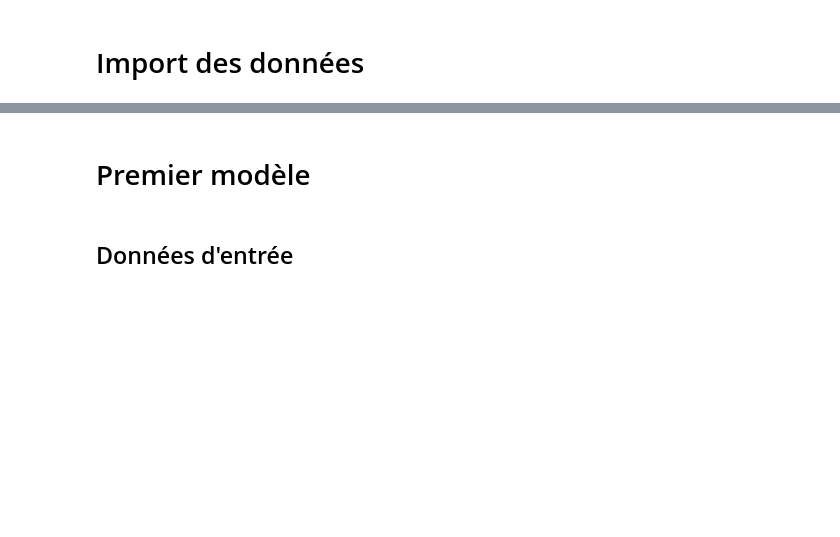
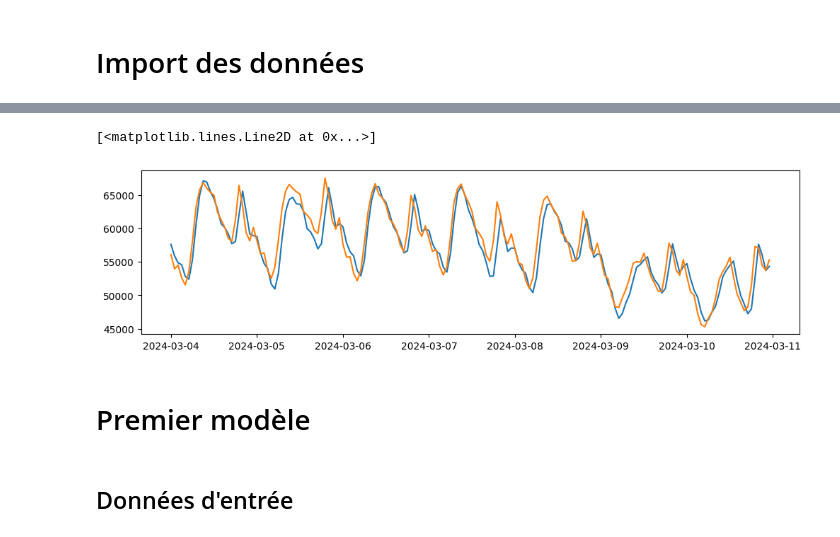
Before and after one commit to Alx-Lebeau/Cours-EcoElec, a Jupyter notebook: equilibre_court_terme.ipynb, the cells around one changed output, grey strips where cells are left out. Cells and saved outputs as stored; diff of their text form; code cells hidden in the pictures; blank space fills up the shorter version.

```diff
--- a/equilibre_court_terme.ipynb
+++ b/equilibre_court_terme.ipynb
@@ -31,3 +35,16 @@ plt.tight_layout()
+# %%
+heure_debut = "2024-03-04 00:00:00"
+heure_fin = "2024-03-10 23:00:00"
+
+semaine_example = df[df["heure"].between(heure_debut, heure_fin)]
+
+fig, ax = plt.subplots(figsize=(12,3))
+
+ax.plot(semaine_example["heure"],semaine_example["Consommation réalisée (MW)"])
+ax.plot(semaine_example["heure"],semaine_example["Prévision J-1 de la consommation (MW)"])
+# %% [output]
+[<matplotlib.lines.Line2D at 0x...>]
+[figure, added]
 # %% [markdown]
 # Premier modèle
 # %% [markdown]
```
Also changed, not shown: parts of 3 cells of this notebook.
